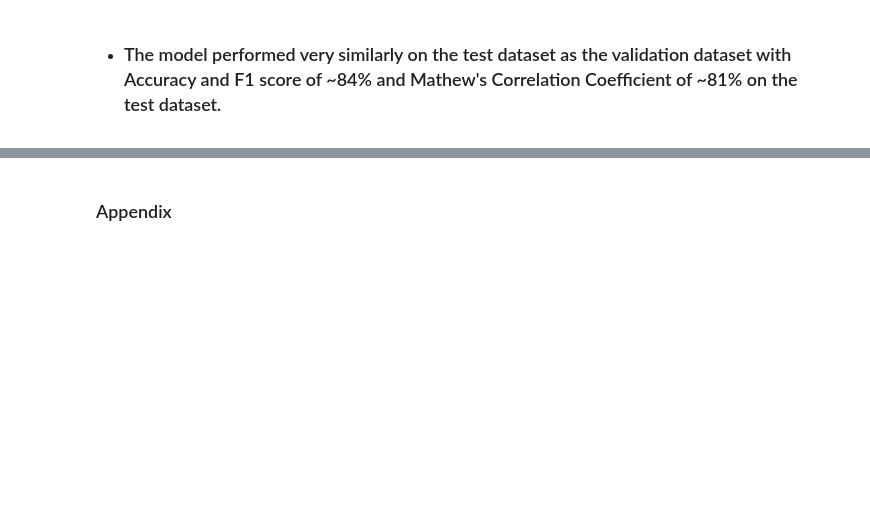
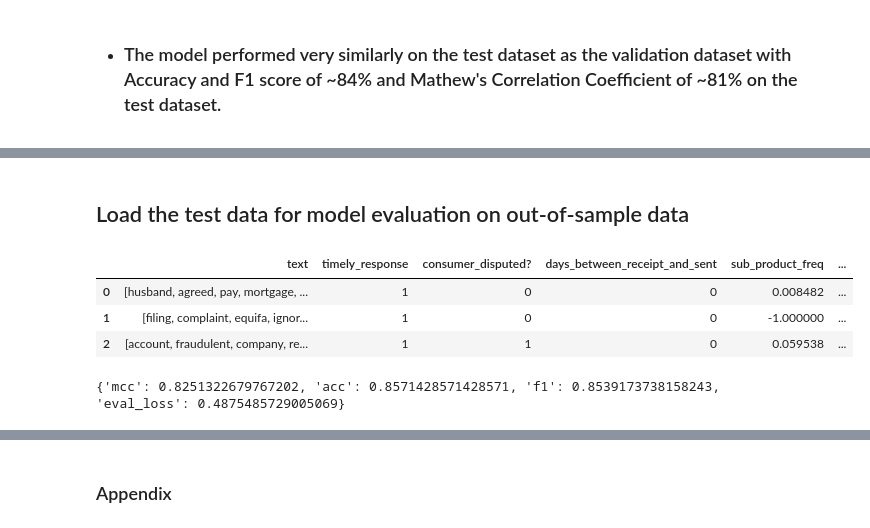
Before and after one commit to schellrw/consumer_complaints, a Jupyter notebook: 03_simpleTransformers.ipynb, the cells around one changed output, grey strips where cells are left out. Saved outputs shown, nothing was run; the diff lists cells and outputs as text; code cells hidden in the pictures; blank space fills up the shorter version.

```diff
--- a/03_simpleTransformers.ipynb
+++ b/03_simpleTransformers.ipynb
@@ -805,0 +886,12 @@ print(wrong_predictions_test)
+# %% [markdown]
+## Load the test data for model evaluation on out-of-sample data
+# %%
+# load tokenized test dataframe
+df_test = pd.read_parquet('./input/dataframes/transformers/df_y_test_tokenized.parquet')
+# %%
+df_test.head(3)
+# %% [output]
+|  | text | timely_response | consumer_disputed? | days_between_receipt_and_sent | sub_product_freq | ... |
+| 0 | [husband, agreed, pay, mortgage, ... | 1 | 0 | 0 | 0.008482 | ... |
+| 1 | [filing, complaint, equifa, ignor... | 1 | 0 | 0 | -1.000000 | ... |
+| 2 | [account, fraudulent, company, re... | 1 | 1 | 0 | 0.059538 | ... |
@@ -805,0 +901,4 @@ print(wrong_predictions_test)
+# %%
+print(result_test)
+# %% [output]
+{'mcc': 0.8251322679767202, 'acc': 0.8571428571428571, 'f1': 0.8539173738158243, 'eval_loss': 0.4875485729005069}
```
Also changed, not shown: parts of 22 cells of this notebook.
